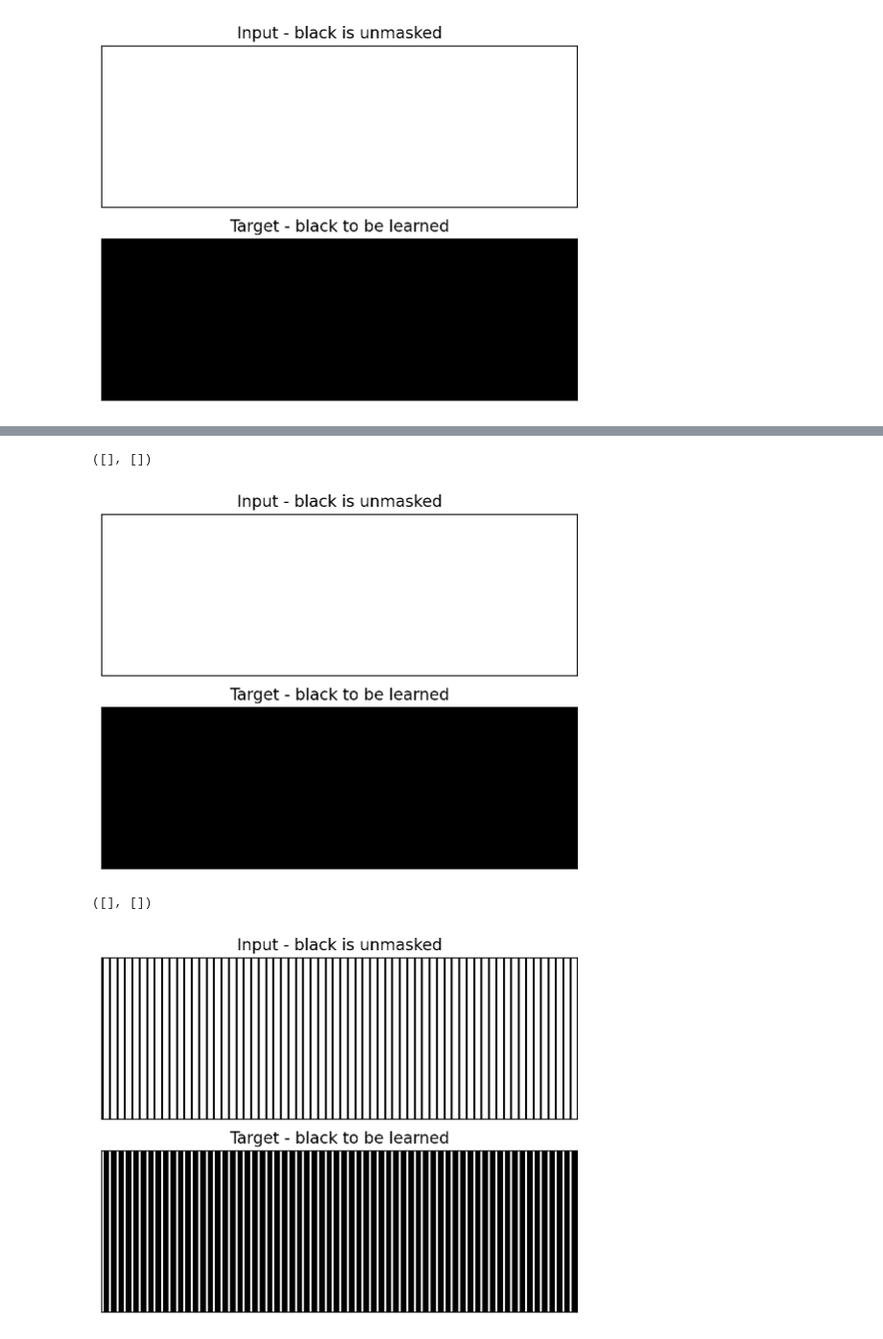
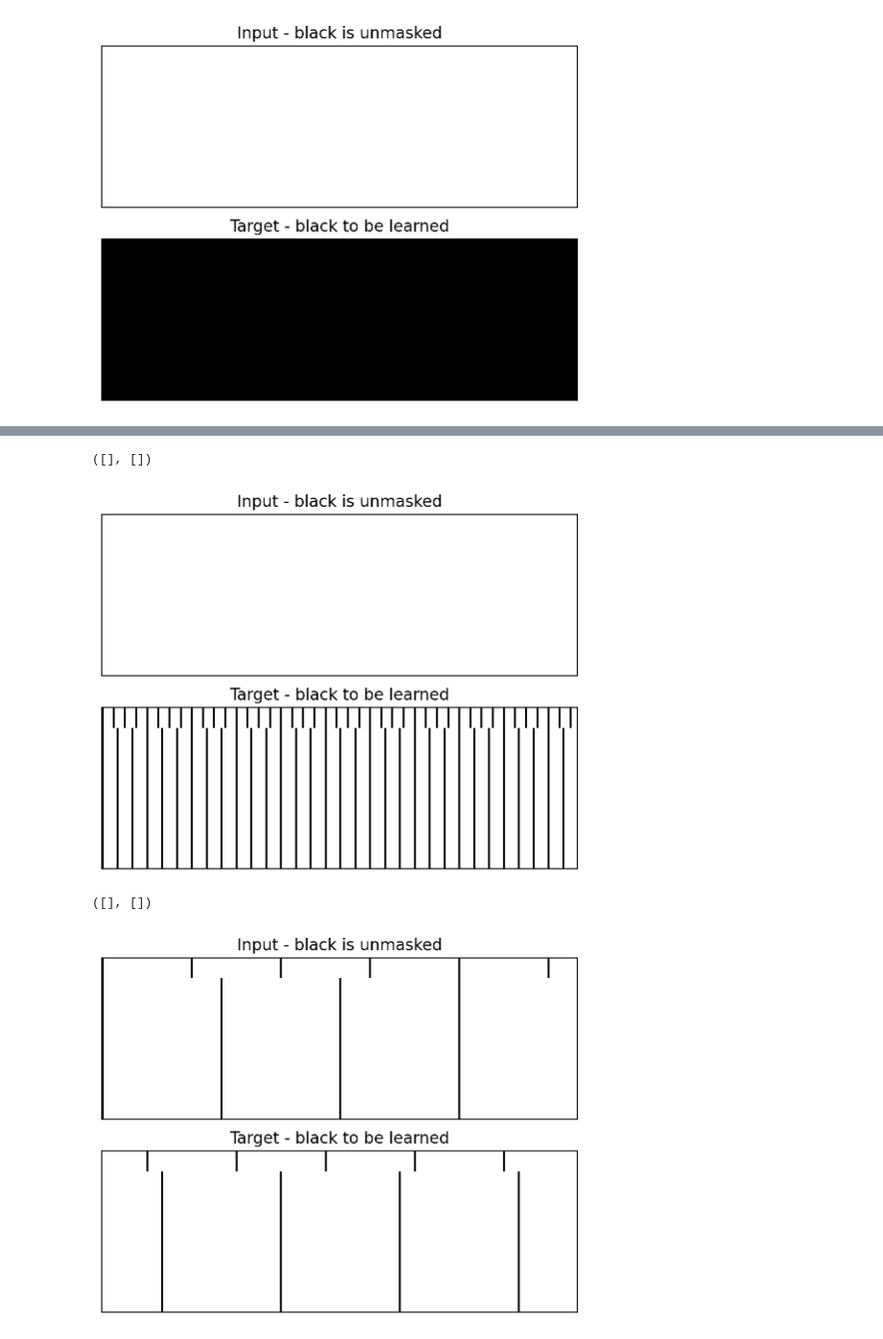
Before and after one commit to maximoskp/MaskedMelHarm, a Jupyter notebook: test_data.ipynb, the cells around one changed output, grey strips where cells are left out. Shown: that part at 96% size. Saved outputs shown, nothing was run; the diff lists cells and outputs as text; code cells hidden in the pictures.

```diff
--- a/test_data.ipynb
+++ b/test_data.ipynb
@@ -136,5 +136,5 @@ plt.yticks([])
 # %%
-step_idx = 5
+step_idx = 3
 masked_harmony, target = apply_structured_masking(
     batch['input_ids'],
     mask_token_id,
@@ -156,29 +156,29 @@ plt.xticks([])
 plt.yticks([])
 # %% [output]
 ([], [])
-[figure, old version]
+[figure, new version]
 # %%
-step_idx = 5
+step_idx = 1
 masked_harmony, target = apply_structured_masking(
     batch['input_ids'],
     mask_token_id,
     step_idx,
     batch['time_signature'],
     curriculum_type='ts_incr' # 'no', 'random', 'ts_blank', 'ts_incr'
 )
 # print(masked_harmony)
 # print(target)
 plt.subplot(2,1,1)
 plt.imshow(masked_harmony!=mask_token_id, aspect='auto', cmap='gray_r', vmin=0, vmax=1)
 plt.title('Input - black is unmasked')
 plt.xticks([])
 plt.yticks([])
 plt.subplot(2,1,2)
 plt.imshow(target>-100, aspect='auto', cmap='gray_r', vmin=0, vmax=1)
 plt.title('Target - black to be learned')
 plt.xticks([])
 plt.yticks([])
 # %% [output]
 ([], [])
-[figure, old version]
+[figure, new version]
 # %%
```
Also changed, not shown: parts of 2 cells of this notebook, 10 other files.
